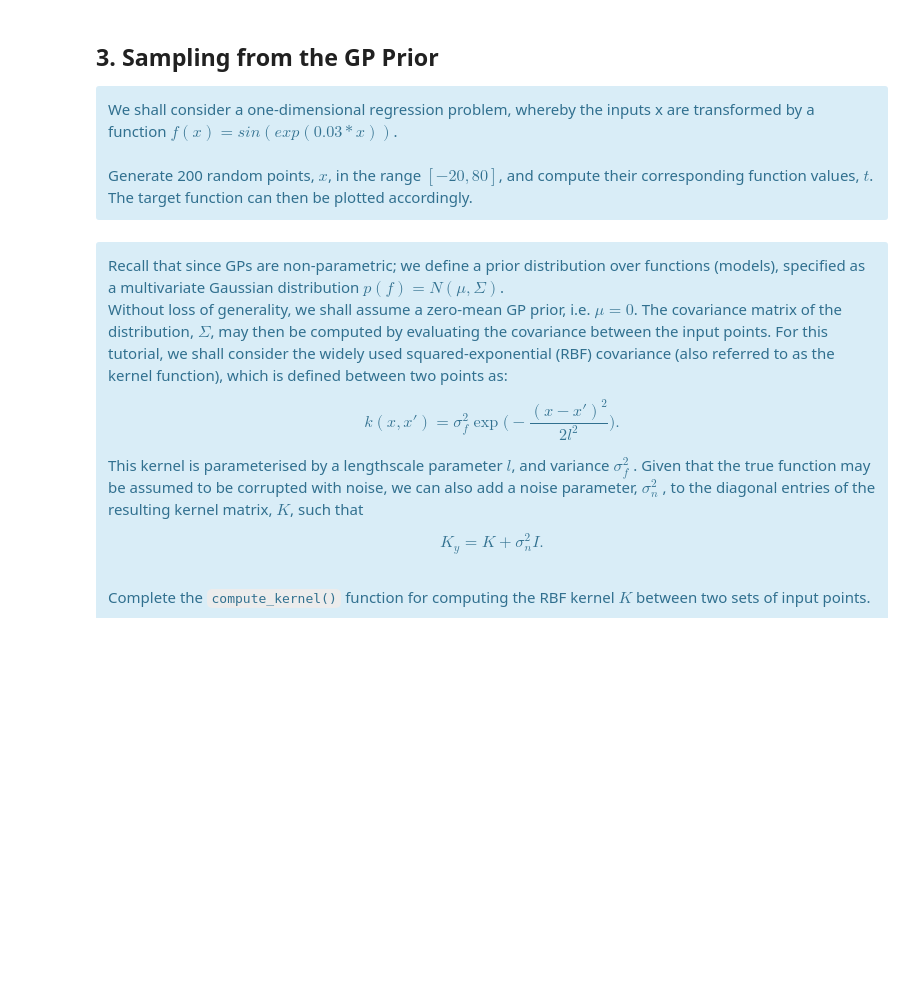
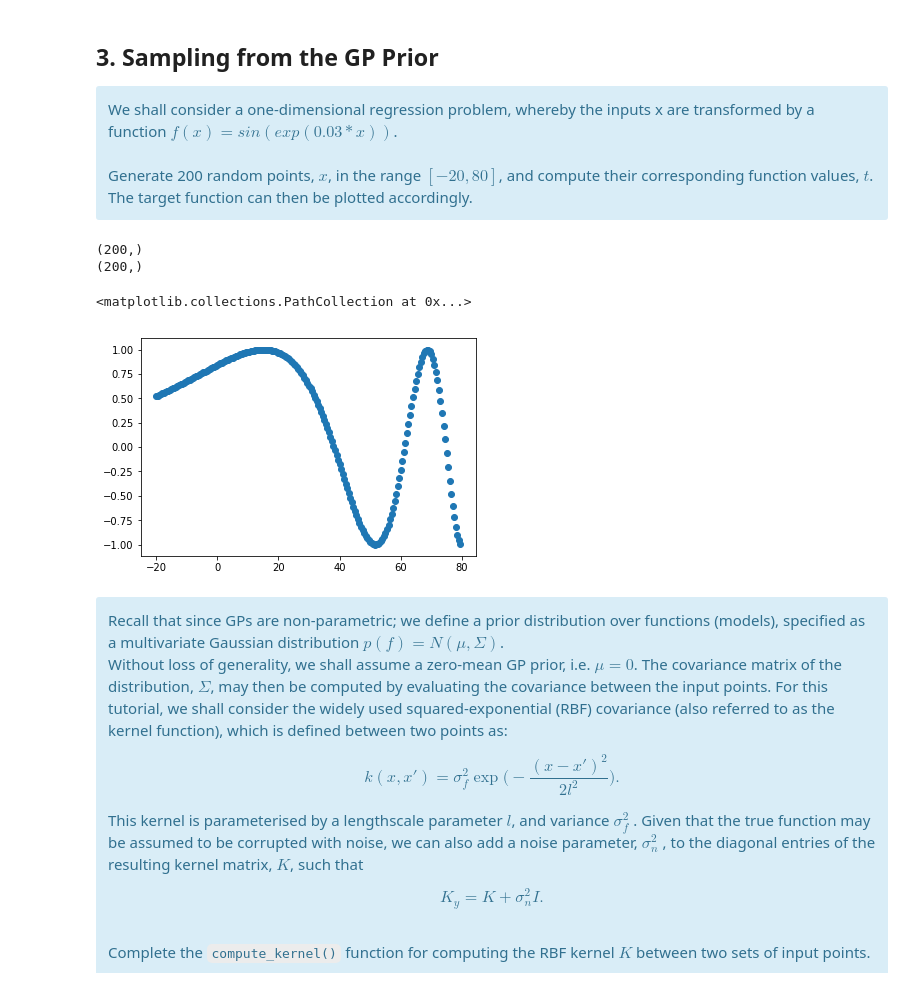
Before and after one commit to sgiammy/ASI-course, a Jupyter notebook: Lab3/lab3-student.ipynb, the cells around one changed output. Saved outputs shown, nothing was run; the diff lists cells and outputs as text; code cells hidden in the pictures; blank space fills up the shorter version.

```diff
--- a/Lab3/lab3-student.ipynb
+++ b/Lab3/lab3-student.ipynb
@@ -40,3 +34,14 @@ TO COMPLETE
+# %%
+x = np.arange(-20,80,0.5)
+print(np.shape(x))
+t = np.sin(np.exp(0.03*x))
+print(np.shape(t))
+plt.scatter(x,t)
+# %% [output]
+(200,)
+(200,)
+<matplotlib.collections.PathCollection at 0x...>
+[figure, added]
 # %% [markdown]
 <div class="alert alert-info">
 Recall that since GPs are non-parametric; we define a prior distribution over functions (models),
```
Also changed, not shown: parts of 21 cells of this notebook.
